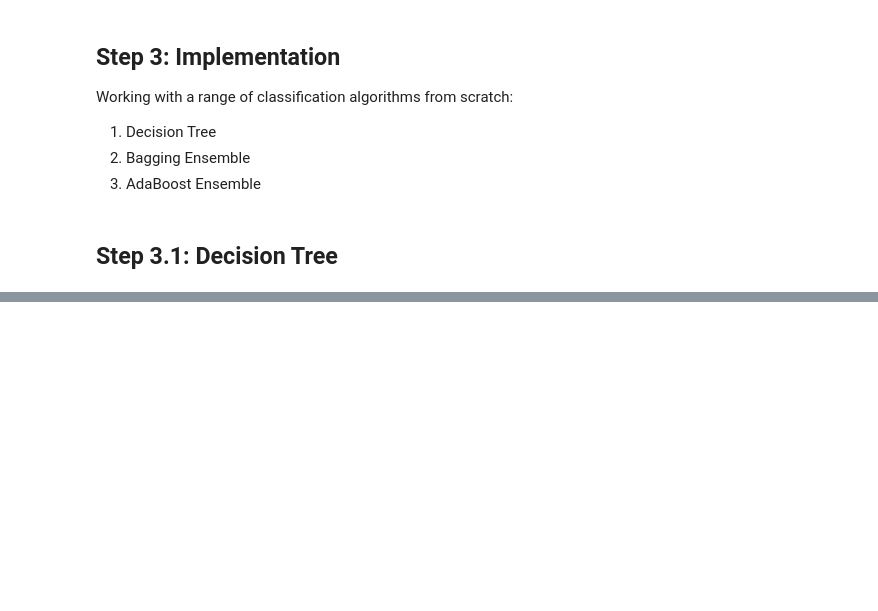
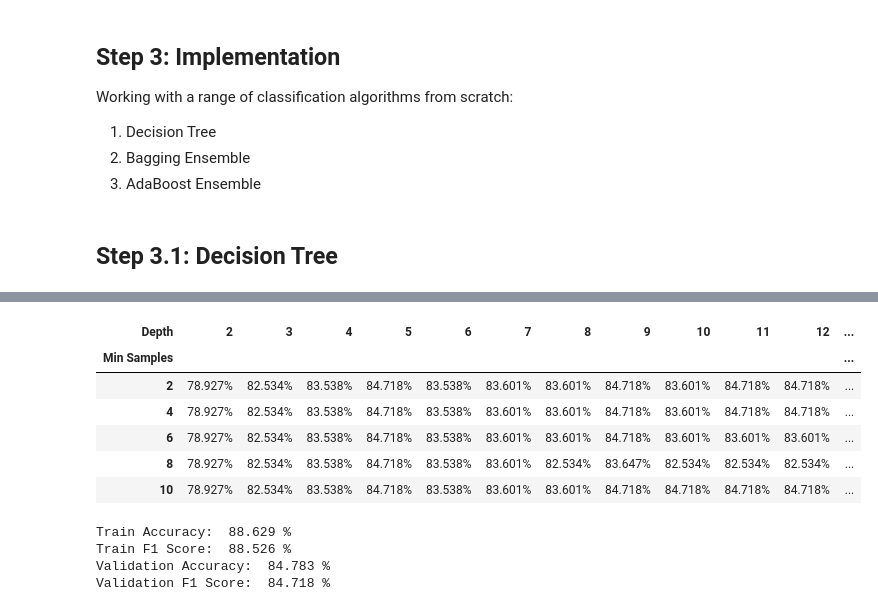
Before and after one commit to ranimeshehata/Heart-Failure-Classification-Problem, a Jupyter notebook: Heart Failure Classification Problem/Classifiers.ipynb, the cells around one changed output, grey strips where cells are left out. Drawn from its saved outputs; the diff is of its cells as text; code cells hidden in the pictures; blank space fills up the shorter version.

```diff
--- a/Heart Failure Classification Problem/Classifiers.ipynb
+++ b/Heart Failure Classification Problem/Classifiers.ipynb
@@ -534,0 +353,20 @@ Validation F1 Score: 83.7363%
+# %%
+val_f1_score_pivot
+# %% [output]
+| Depth | 2 | 3 | 4 | 5 | 6 | 7 | 8 | 9 | 10 | 11 | 12 | ... |
+| Min Samples |  |  |  |  |  |  |  |  |  |  |  | ... |
+| 2 | 78.927% | 82.534% | 83.538% | 84.718% | 83.538% | 83.601% | 83.601% | 84.718% | 83.601% | 84.718% | 84.718% | ... |
+| 4 | 78.927% | 82.534% | 83.538% | 84.718% | 83.538% | 83.601% | 83.601% | 84.718% | 83.601% | 84.718% | 84.718% | ... |
+| 6 | 78.927% | 82.534% | 83.538% | 84.718% | 83.538% | 83.601% | 83.601% | 84.718% | 83.601% | 83.601% | 83.601% | ... |
+| 8 | 78.927% | 82.534% | 83.538% | 84.718% | 83.538% | 83.601% | 82.534% | 83.647% | 82.534% | 82.534% | 82.534% | ... |
+| 10 | 78.927% | 82.534% | 83.538% | 84.718% | 83.538% | 83.601% | 83.601% | 84.718% | 84.718% | 84.718% | 84.718% | ... |
+# %%
+print("Train Accuracy: ",results_decision_tree[5]['train_accuracy'][0], '%')
+print("Train F1 Score: ", results_decision_tree[5]['train_f1_score'][0], '%')
+print("Validation Accuracy: ", results_decision_tree[5]['val_accuracy'][0], '%')
+print("Validation F1 Score: ", results_decision_tree[5]['val_f1_score'][0], '%')
+# %% [output]
+Train Accuracy:  88.629 %
+Train F1 Score:  88.526 %
+Validation Accuracy:  84.783 %
+Validation F1 Score:  84.718 %
```
Also changed, not shown: parts of 9 cells of this notebook, 1 other file.
